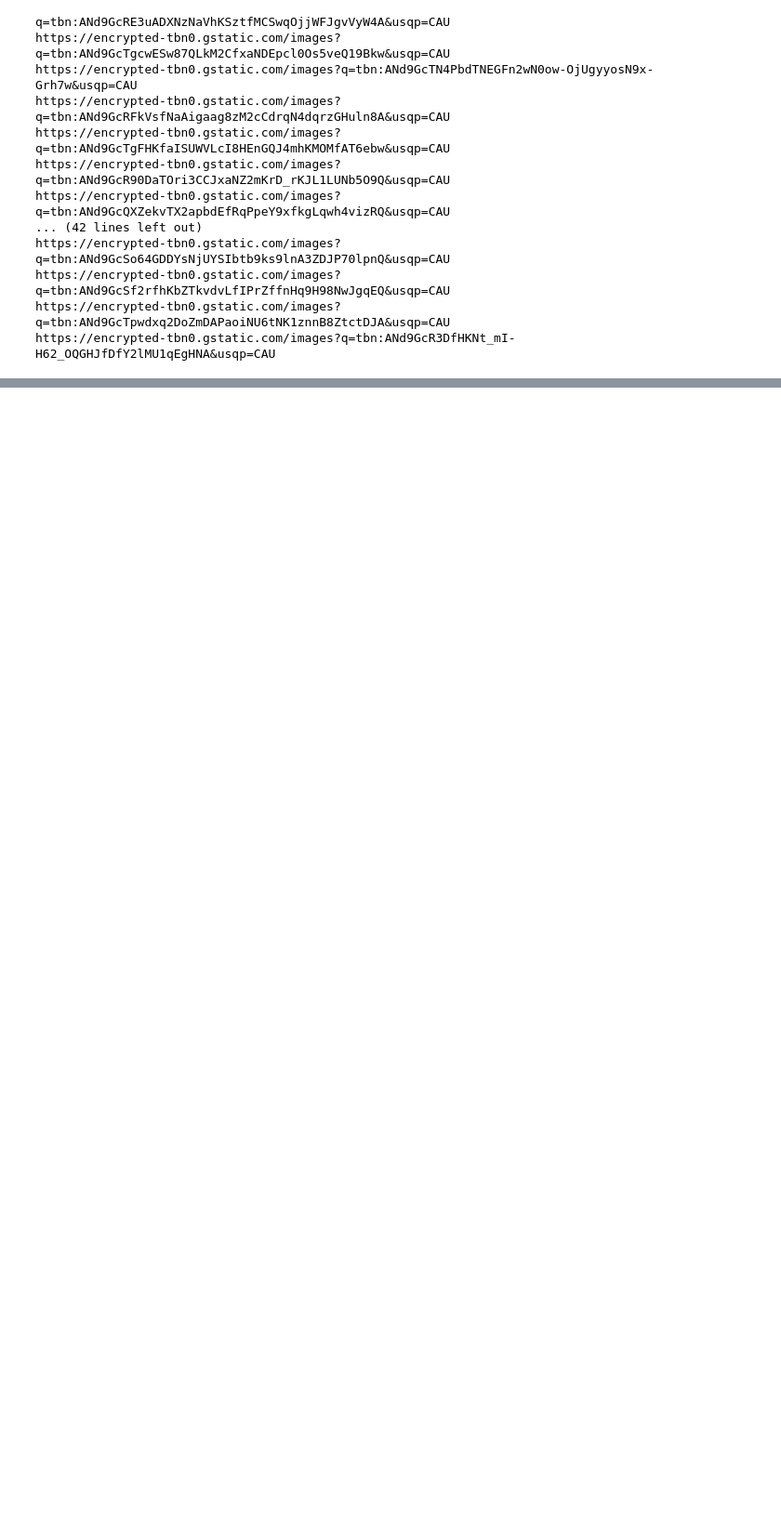
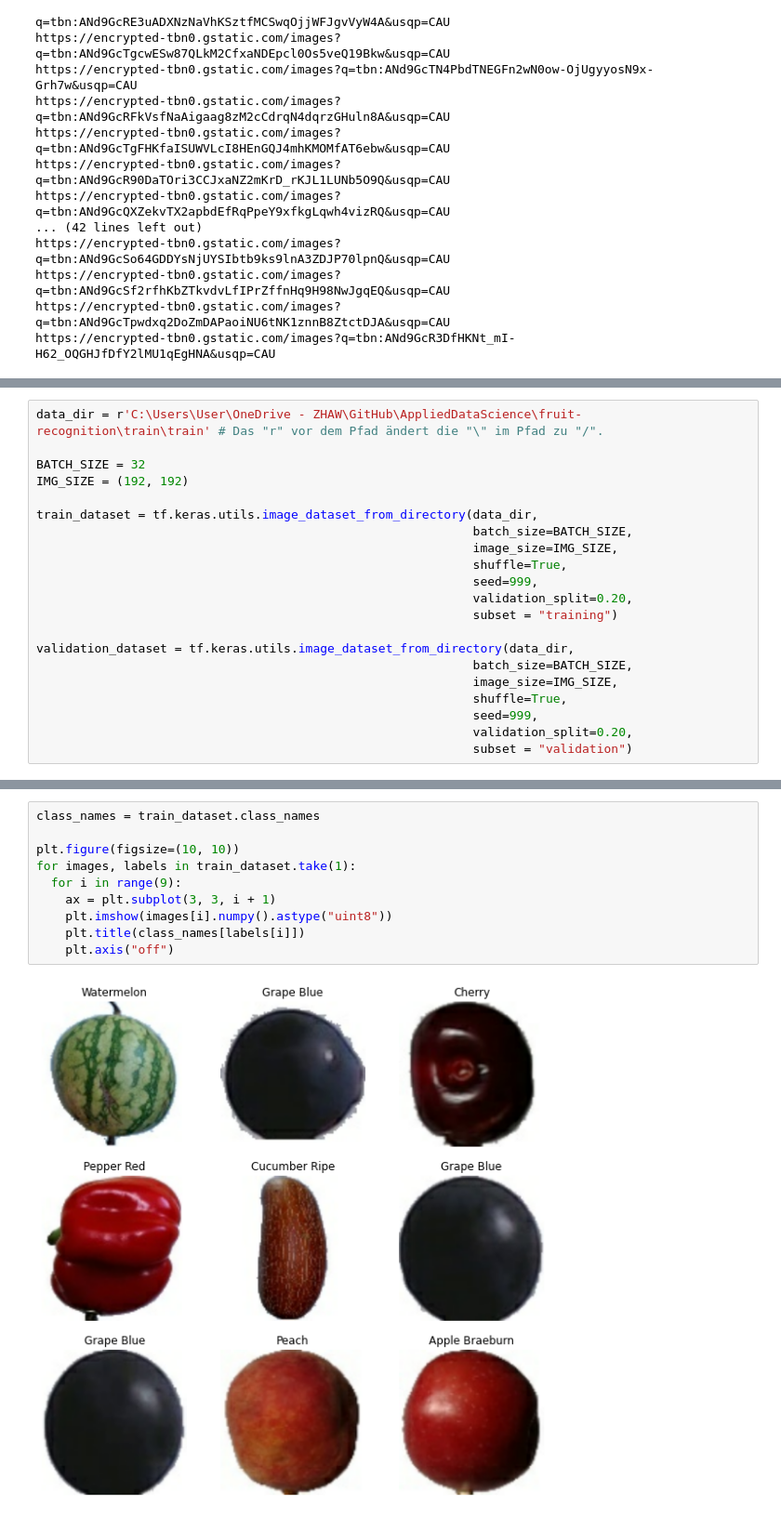
Before and after one commit to baumareb/AppliedDataScience, a Jupyter notebook: ProjektA.ipynb, the cells around one changed output, grey strips where cells are left out. Shown at 93% size. Cells and saved outputs as stored; diff of their text form; blank space fills up the shorter version.

```diff
--- a/ProjektA.ipynb
+++ b/ProjektA.ipynb
@@ -90,0 +104,21 @@ https://encrypted-tbn0.gstatic.com/images?q=tbn:ANd9GcR3DfHKNt_mI-H62_OQGHJfDfY2
+# %%
+data_dir = r'C:\Users\User\OneDrive - ZHAW\GitHub\AppliedDataScience\fruit-recognition\train\train' # Das "r" vor dem Pfad ändert die "\" im Pfad zu "/".
+
+BATCH_SIZE = 32
+IMG_SIZE = (192, 192)
+
+train_dataset = tf.keras.utils.image_dataset_from_directory(data_dir,
+                                                            batch_size=BATCH_SIZE,
+                                                            image_size=IMG_SIZE,
+                                                            shuffle=True,
+                                                            seed=999,
+                                                            validation_split=0.20,
+                                                            subset = "training")
+
+validation_dataset = tf.keras.utils.image_dataset_from_directory(data_dir,
+                                                            batch_size=BATCH_SIZE,
+                                                            image_size=IMG_SIZE,
+                                                            shuffle=True,
+                                                            seed=999,
+                                                            validation_split=0.20,
+                                                            subset = "validation")
@@ -90,0 +130,12 @@ https://encrypted-tbn0.gstatic.com/images?q=tbn:ANd9GcR3DfHKNt_mI-H62_OQGHJfDfY2
+# %%
+class_names = train_dataset.class_names
+
+plt.figure(figsize=(10, 10))
+for images, labels in train_dataset.take(1):
+  for i in range(9):
+    ax = plt.subplot(3, 3, i + 1)
+    plt.imshow(images[i].numpy().astype("uint8"))
+    plt.title(class_names[labels[i]])
+    plt.axis("off")
+# %% [output]
+[figure, added]
```
Also changed, not shown: parts of 19 cells of this notebook.
